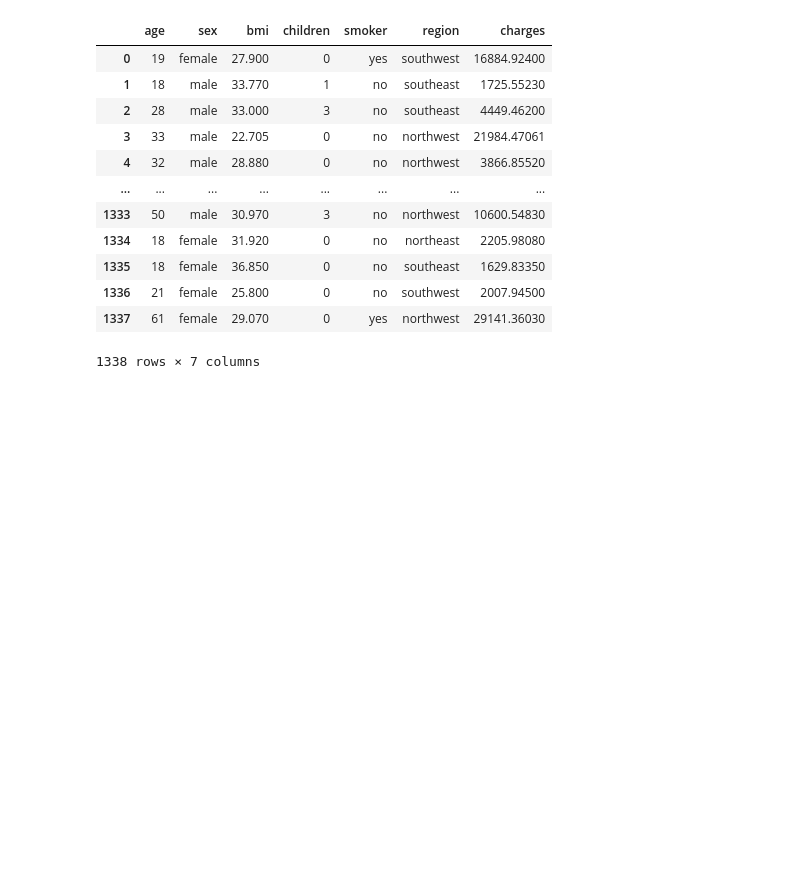
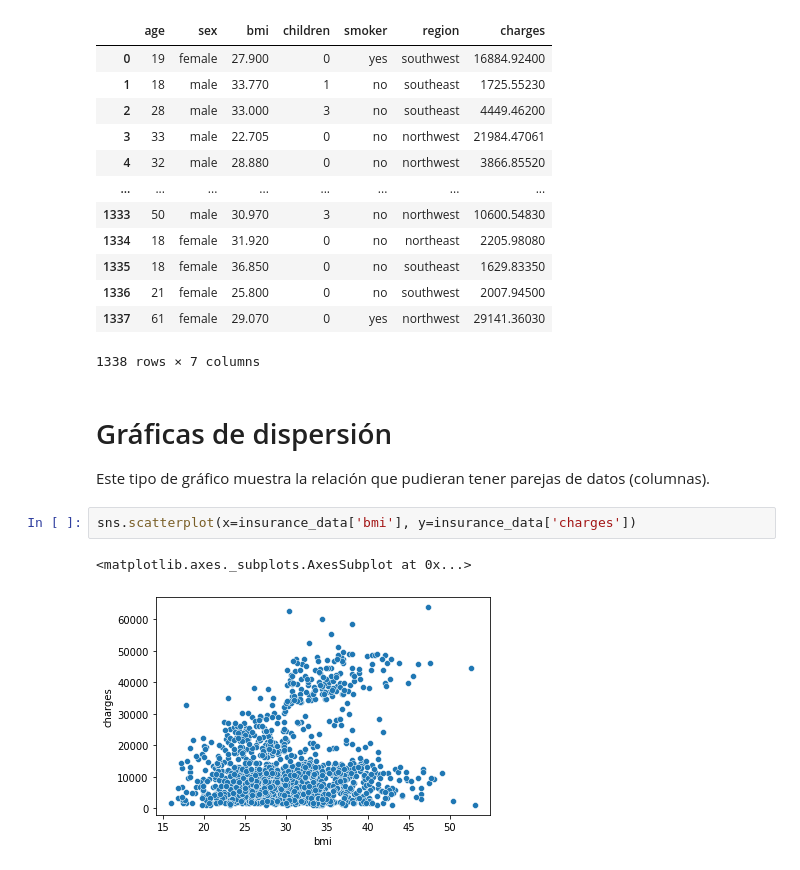
Before and after one commit to GTD2101-ACD-GA-AD22/seaborn-ricardo-qm, a Jupyter notebook: 04. ScatterPlots.ipynb, the cells around one changed output. Saved outputs shown, nothing was run; the diff lists cells and outputs as text; blank space fills up the shorter version.

```diff
--- a/04. ScatterPlots.ipynb
+++ b/04. ScatterPlots.ipynb
@@ -35,3 +35,12 @@ insurance_data
 | 1336 | 21 | female | 25.800 | 0 | no | southwest | 2007.94500 |
 | 1337 | 61 | female | 29.070 | 0 | yes | northwest | 29141.36030 |
 1338 rows × 7 columns
+# %% [markdown]
+# Gráficas de dispersión
+
+Este tipo de gráfico muestra la relación que pudieran tener parejas de datos (columnas).
+# %%
+sns.scatterplot(x=insurance_data['bmi'], y=insurance_data['charges'])
+# %% [output]
+<matplotlib.axes._subplots.AxesSubplot at 0x...>
+[figure, added]
```
Also changed, not shown: parts of 6 cells of this notebook.
